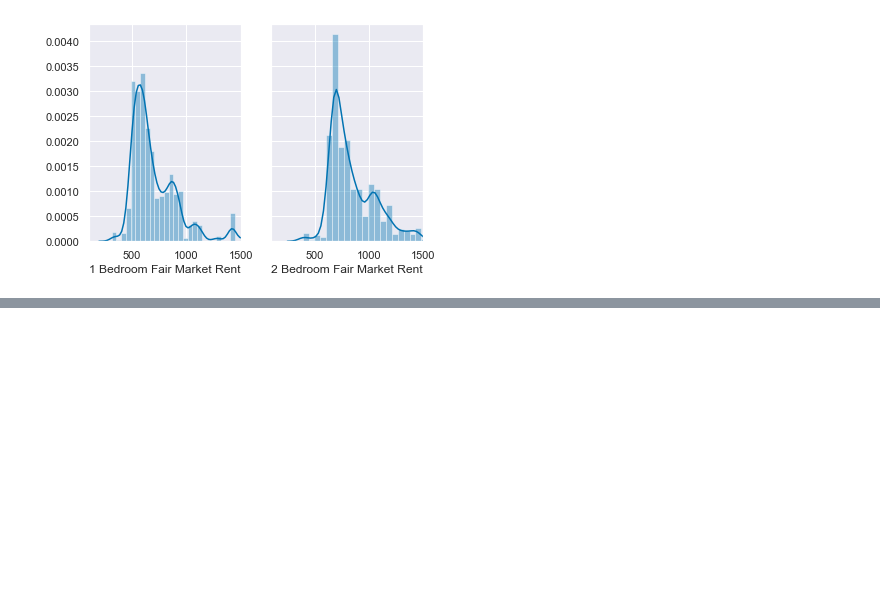
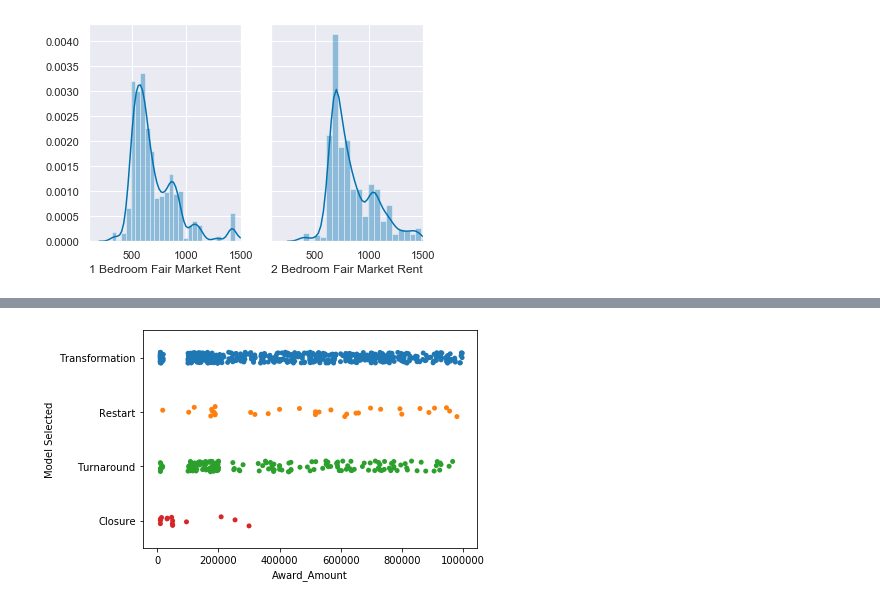
Before and after one commit to Alumasa/Python-for-data-science, a Jupyter notebook: Intermediate Seaborn.ipynb, the cells around one changed output, grey strips where cells are left out. Cells and saved outputs as stored; diff of their text form; code cells hidden in the pictures; blank space fills up the shorter version.

Commit message:
Categorical plots

```diff
--- a/Intermediate Seaborn.ipynb
+++ b/Intermediate Seaborn.ipynb
@@ -325,0 +330,4 @@ plt.show()
+# %%
+import pandas as pd
+df = pd.read_csv('datasets/Grants 2010.csv')
+df.head()
@@ -325,0 +344,10 @@ plt.show()
+# %%
+# Create the stripplot
+sns.stripplot(data=df,
+         x='Award_Amount',
+         y='Model Selected',
+         jitter=True)
+
+plt.show()
+# %% [output]
+[figure, added]
```
Also changed, not shown: parts of 13 cells of this notebook.
